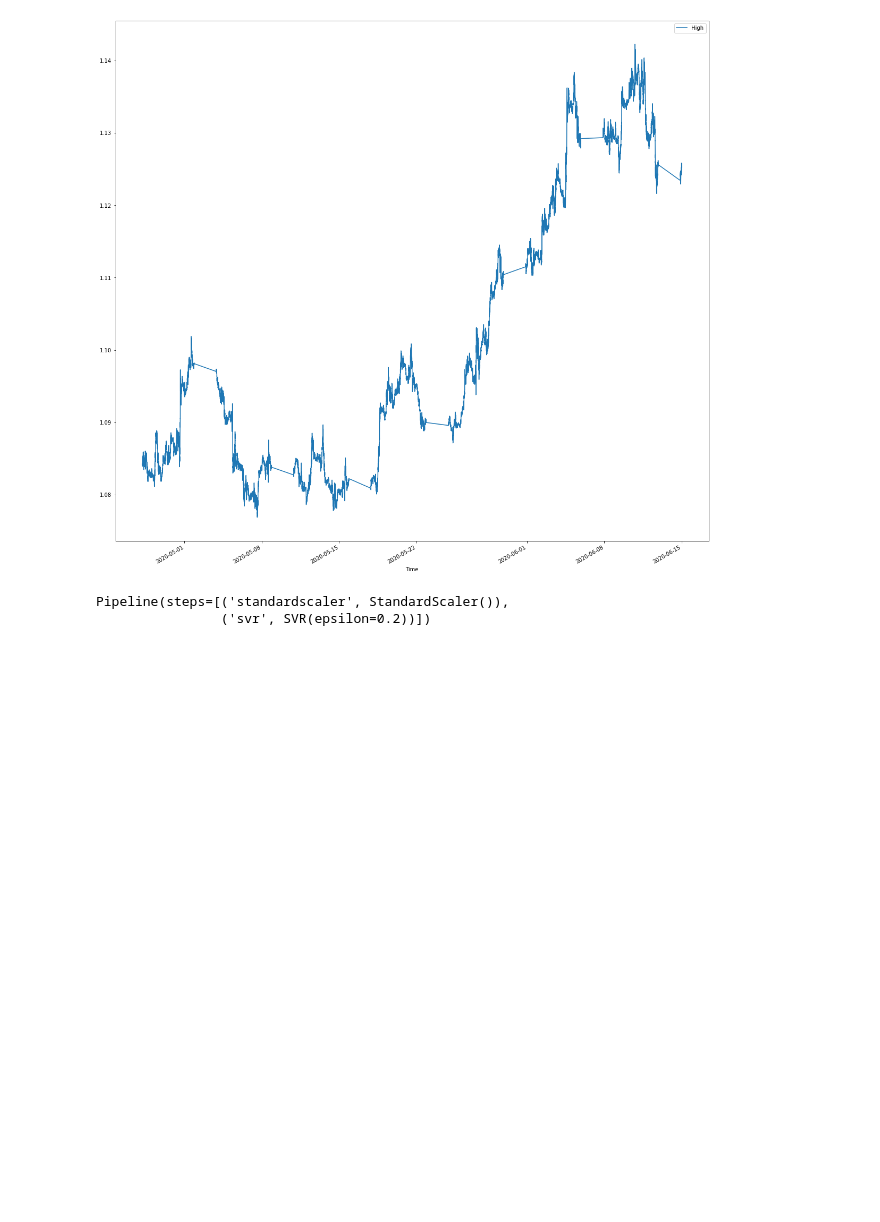
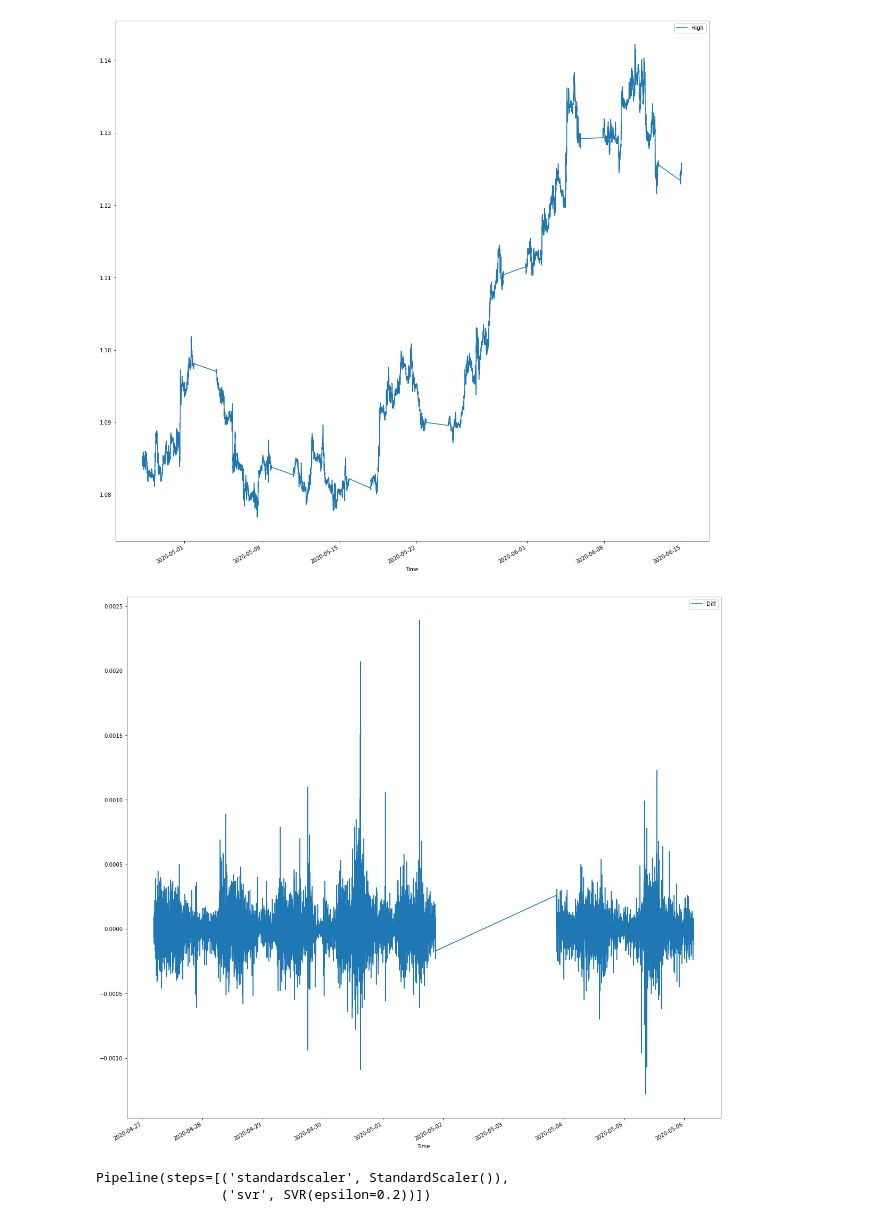
Before and after one commit to dagisky/Stock-Market-Prediction, a Jupyter notebook: ETL_Pipeline_StockMarket.ipynb, the cells around one changed output. Saved outputs shown, nothing was run; the diff lists cells and outputs as text; code cells hidden in the pictures; blank space fills up the shorter version.

```diff
--- a/ETL_Pipeline_StockMarket.ipynb
+++ b/ETL_Pipeline_StockMarket.ipynb
@@ -54,6 +60,12 @@ plt.show()
 # %% [output]
 [figure]
 [figure]
+# %%
+df_short = df.head(10000)
+df_short.plot(x ='Time', y='Diff', kind = 'line', figsize=(20,20))
+plt.show()
+# %% [output]
+[figure, added]
 # %%
 import numpy as np
 # %%
```
Also changed, not shown: parts of 3 cells of this notebook.
